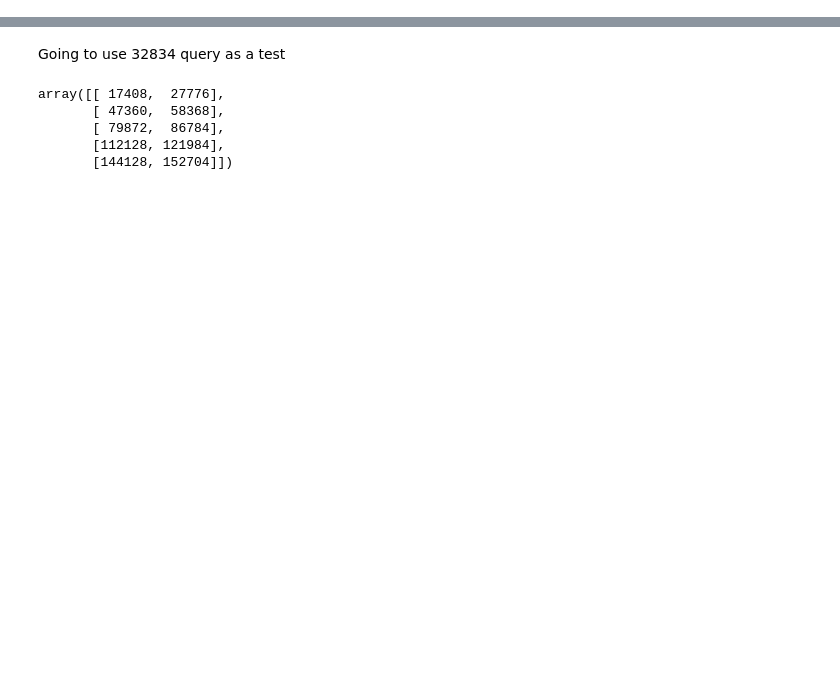
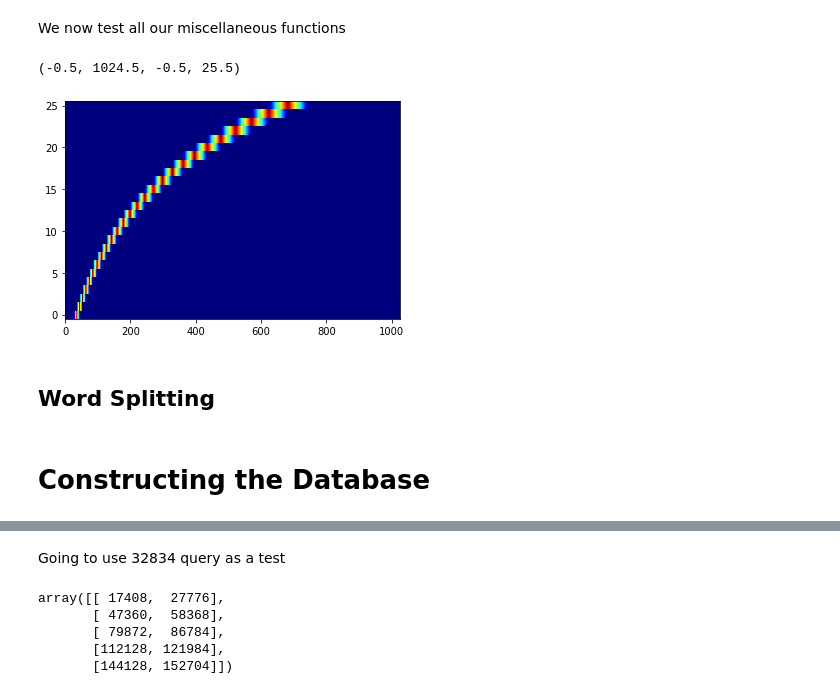
Before and after one commit to clylau/E207_final_project, a Jupyter notebook: FinalProject.ipynb, the cells around one changed output, grey strips where cells are left out. Drawn from its saved outputs; the diff is of its cells as text; code cells hidden in the pictures; blank space fills up the shorter version.

```diff
--- a/FinalProject.ipynb
+++ b/FinalProject.ipynb
@@ -111,14 +140,27 @@ def melToHz(mel):
 def calculateFilterMatrix(numFilters = 26, bottomFreq = 300, topFreq = 8000,  nfft = 2048):
     """
     Helper function for the MFCC calculation that returns a matrix of size numfilters x nfft//2 + 1
+
+    Inputs:
+    numFilters - the desired number of filters
+    bottomFreq - the bottom frequency of the filter bank
+    topFreq - the top frequency of the filter bank
+    nfft - the length of the fft
+
+
+    Outputs:
+    filterMatrix - a numfilters x nfft//2 + 1 matrix where each row is one of mel triangular filters
+
     """
+    #calculating the upper and lower bounds of our functions
     lowerbound = hzToMel(bottomFreq)
     upperbound = hzToMel(topFreq)
 
+    #calculate the end/peak points for the various filters
     freq_endpoints = melToHz(np.linspace(lowerbound, upperbound, num = numFilters + 2))
     endpoints = hzToBin(freq_endpoints)
 
-
+    #iterate through every value of the matrix
     filterMatrix = np.zeros((numFilters, nfft//2 + 1))
     for filt in range(numFilters):
 
@@ -127,6 +169,7 @@ def calculateFilterMatrix(numFilters = 26, bottomFreq = 300, topFreq = 8000,  nf
         peak = endpoints[filt + 1]
         stop = endpoints[filt + 2]
 
+        #calculate the proper amplitude of the triangle filter
         for k in range(nfft//2 + 1):
 
             if k >= start and k <= peak:
@@ -169,3 +184,14 @@ def mfcc(S, n_fft = 2048, sr = 22050, num_coeffs = 26, filterMatrix = None, bott
+# %% [markdown]
+We now test all our miscellaneous functions
+# %%
+test = calculateFilterMatrix(numFilters = 26)
+plt.imshow(test, cmap = 'jet', origin = 'lower')J
+plt.axis('tight')
+# %% [output]
+(-0.5, 1024.5, -0.5, 25.5)
+[figure, added]
+# %% [markdown]
+## Word Splitting
 # %%
 def getDigitTimes(queryName, hop_length = 128, top_db = 25):
     audio, sr = lb.core.load(queryName)
@@ -179,3 +205,5 @@ def playDigits(queryName, digitTimes, hop_length=128, sr = 22050):
 
     for time in digitTimes:
         ipd.display(ipd.Audio(audio[time[0]:time[1]], rate = sr))
+# %% [markdown]
+# Constructing the Database
```
Also changed, not shown: parts of 32 cells of this notebook.
